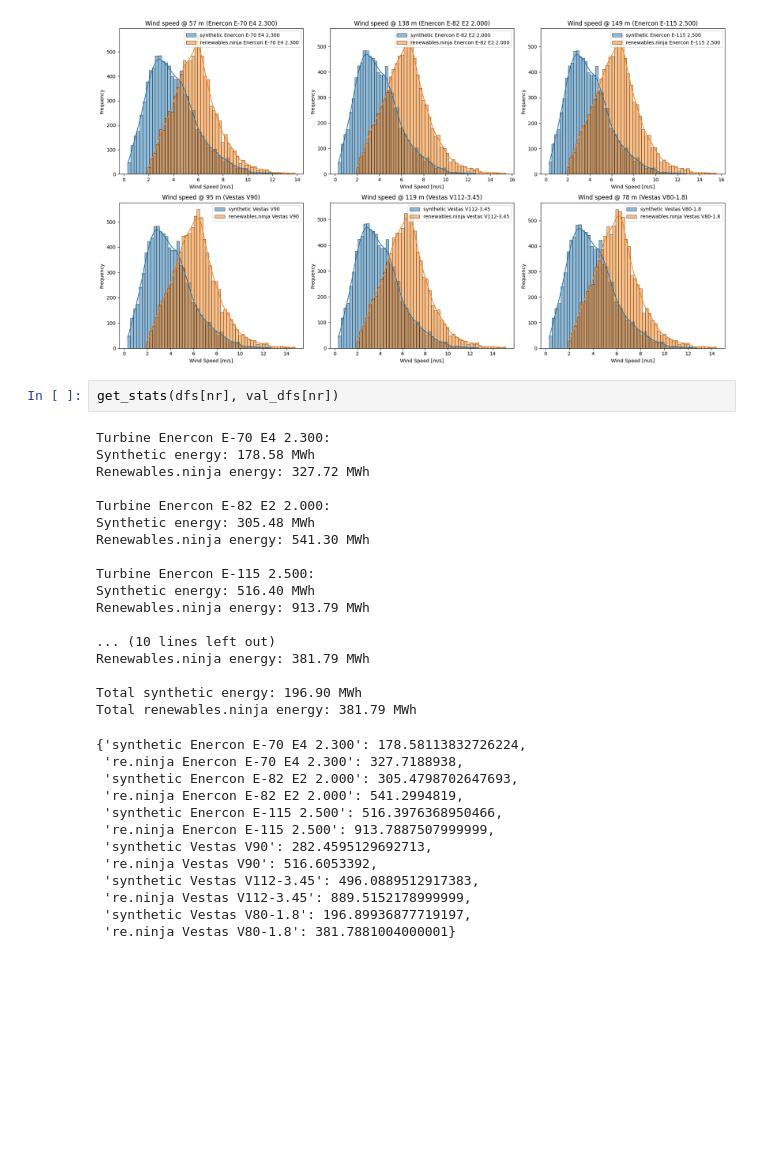
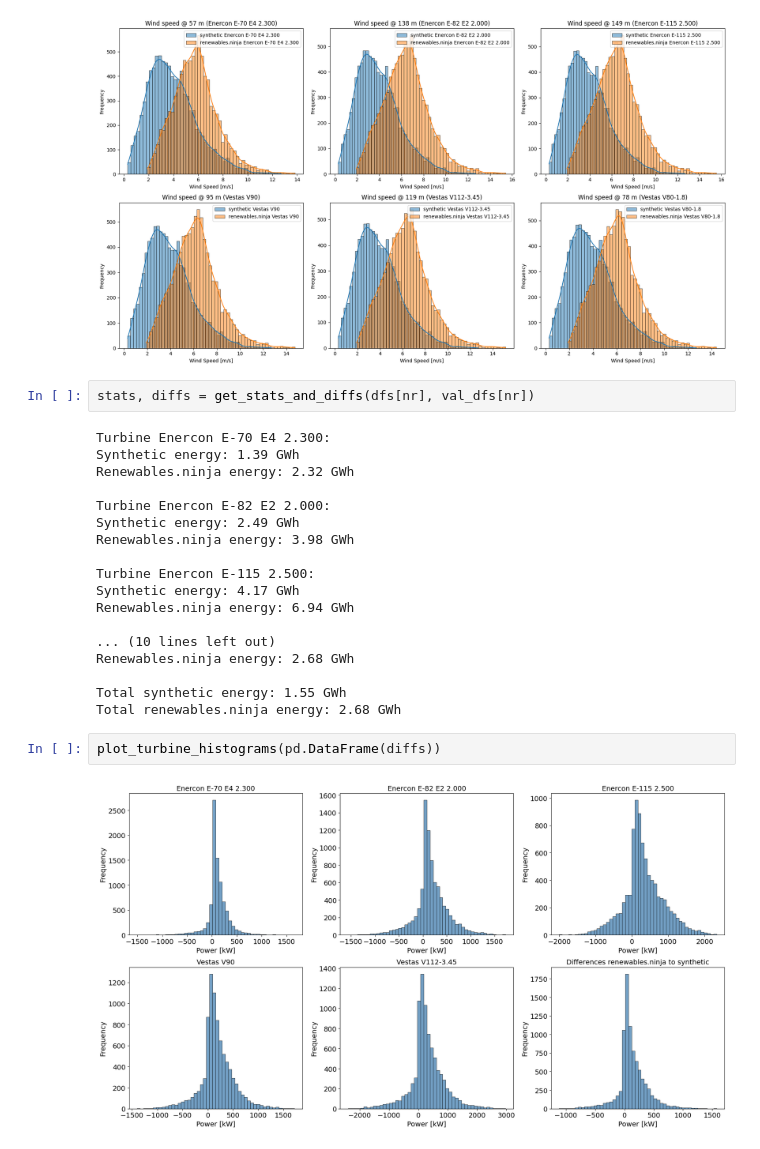
Before and after one commit to vikwal/synthetic_re_data_generation, a Jupyter notebook: renewablesninja.ipynb, the cells around one changed output. Drawn from its saved outputs; the diff is of its cells as text; blank space fills up the shorter version.

```diff
--- a/renewablesninja.ipynb
+++ b/renewablesninja.ipynb
@@ -219,34 +297,26 @@ plot_wind_speed_distrbution(dfs[nr], val_dfs[nr])
 # %% [output]
 [figure]
 # %%
-get_stats(dfs[nr], val_dfs[nr])
+stats, diffs = get_stats_and_diffs(dfs[nr], val_dfs[nr])
 # %% [output]
 Turbine Enercon E-70 E4 2.300:
-Synthetic energy: 178.58 MWh
-Renewables.ninja energy: 327.72 MWh
+Synthetic energy: 1.39 GWh
+Renewables.ninja energy: 2.32 GWh
 
 Turbine Enercon E-82 E2 2.000:
-Synthetic energy: 305.48 MWh
-Renewables.ninja energy: 541.30 MWh
+Synthetic energy: 2.49 GWh
+Renewables.ninja energy: 3.98 GWh
 
 Turbine Enercon E-115 2.500:
-Synthetic energy: 516.40 MWh
-Renewables.ninja energy: 913.79 MWh
+Synthetic energy: 4.17 GWh
+Renewables.ninja energy: 6.94 GWh
 
 ... (10 lines left out)
-Renewables.ninja energy: 381.79 MWh
+Renewables.ninja energy: 2.68 GWh
 
-Total synthetic energy: 196.90 MWh
-Total renewables.ninja energy: 381.79 MWh
+Total synthetic energy: 1.55 GWh
+Total renewables.ninja energy: 2.68 GWh
-{'synthetic Enercon E-70 E4 2.300': 178.58113832726224,
- 're.ninja Enercon E-70 E4 2.300': 327.7188938,
- 'synthetic Enercon E-82 E2 2.000': 305.4798702647693,
- 're.ninja Enercon E-82 E2 2.000': 541.2994819,
- 'synthetic Enercon E-115 2.500': 516.3976368950466,
- 're.ninja Enercon E-115 2.500': 913.7887507999999,
- 'synthetic Vestas V90': 282.4595129692713,
- 're.ninja Vestas V90': 516.6053392,
- 'synthetic Vestas V112-3.45': 496.0889512917383,
- 're.ninja Vestas V112-3.45': 889.5152178999999,
- 'synthetic Vestas V80-1.8': 196.89936877719197,
- 're.ninja Vestas V80-1.8': 381.7881004000001}
+# %%
+plot_turbine_histograms(pd.DataFrame(diffs))
+# %% [output]
+[figure, added]
```
Also changed, not shown: parts of 9 cells of this notebook.
